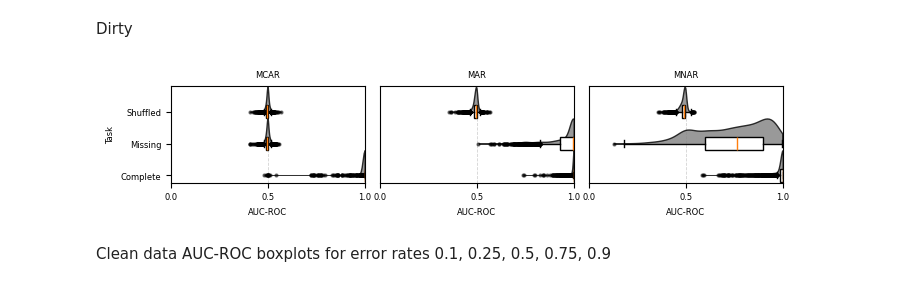
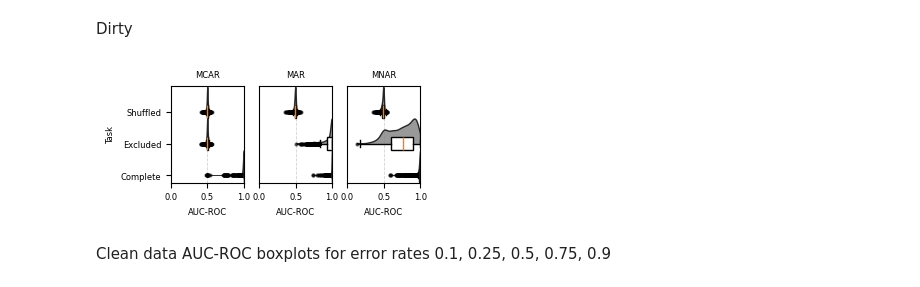
Before and after one commit to calgo-lab/MechDetect, a Jupyter notebook: src/auc_roc_analysis.ipynb, the cells around one changed output. Saved outputs shown, nothing was run; the diff lists cells and outputs as text; code cells hidden in the pictures.

Commit message:
Make dirty violinplots single column

```diff
--- a/src/auc_roc_analysis.ipynb
+++ b/src/auc_roc_analysis.ipynb
@@ -125,7 +125,7 @@ df_dirty = df[df["clean_dirty"] == "Dirty"]
 scenario_map = {
     "Full Data": "Complete",
     "Scrambled": "Shuffled",
-    "Missing Col.": "Missing"
+    "Missing Col.": "Excluded"
 }
 
 df_clean.loc[:,'scenario'] = df_clean.loc[:,'scenario'].replace(scenario_map)
@@ -149,12 +149,13 @@ scenarios = sorted(df_half_error['scenario'].unique())
 # Exact figure dimensions (in inches)
 #  - ACM SIGCONF two‐column textwidth is 6.875in;
 #  - SIGCONF text‐block height is ~9.0in.
-TW = 6.875
-H8 = 9.0 / 6.0
+TW_double = 6.875
+TW_single = 3.25
+H8 = 9.0 / 6.0  # 1/6th of a page in height
 
 fig, axes = plt.subplots(
     nrows=1, ncols=len(error_mechanisms),
-    figsize= (TW, H8),  #set_size_alt(506.295, h_scale=0.5),  #set_size_alt(506.295, h_scale=0.75),
+    figsize= (TW_double, H8),  #set_size_alt(506.295, h_scale=0.5),  #set_size_alt(506.295, h_scale=0.75),
     sharex=True, sharey=False
 )
 
@@ -258,7 +259,7 @@ scenarios = sorted(df_half_error['scenario'].unique())
 
 fig, axes = plt.subplots(
     nrows=1, ncols=len(error_mechanisms),
-    figsize=(TW, H8),  # set_size_alt(506.295, h_scale=0.4),  #set_size_alt(506.295, h_scale=0.75),
+    figsize=(TW_single, H8),  # set_size_alt(506.295, h_scale=0.4),  #set_size_alt(506.295, h_scale=0.75),
     sharex=True, sharey=False
 )
 
@@ -321,34 +322,34 @@ for col_idx, mechanism in enumerate(error_mechanisms):
                 'alpha': 0.5
             }
         )
 
     if col_idx == 0:
         ax.set_yticks(y_positions)
         ax.set_yticklabels(scenarios, fontsize=font_size)
         ax.set_ylabel("Task", fontsize=font_size)
     else:
         ax.set_yticks([])
         ax.set_yticklabels([])
 
     ax.set_xlim(0, 1)
     ax.set_xlabel('AUC-ROC', fontsize=font_size)
     ax.set_title(mechanism, fontsize=font_size)
 
     bottom = y_positions[0] - spacing / 7
     top = y_positions[-1] + spacing / 2
     ax.set_ylim(bottom, top)
 
 for ax in axes:
     ax.xaxis.set_major_locator(mticker.MultipleLocator(0.5))
     ax.xaxis.set_major_formatter(mticker.FormatStrFormatter('%.1f'))
     ax.xaxis.set_minor_locator(mticker.NullLocator())
     ax.tick_params(axis='x', labelsize=font_size)
 
 plt.tight_layout(pad=0.15)
 plt.savefig("../plots/auc_roc_dirty_violinplots.pdf", bbox_inches='tight', pad_inches=0)
 plt.show()
 # %% [output]
-[figure, old version]
+[figure, new version]
 # %% [markdown]
 Clean data AUC-ROC boxplots for error rates 0.1, 0.25, 0.5, 0.75, 0.9
 # %%
```
Also changed, not shown: 2 other files.
